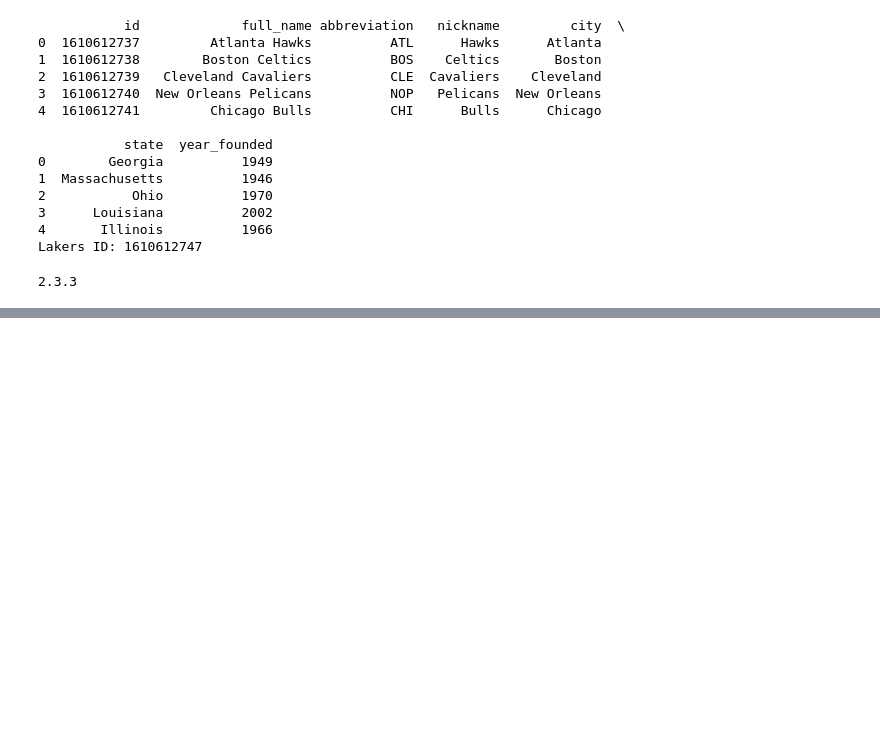
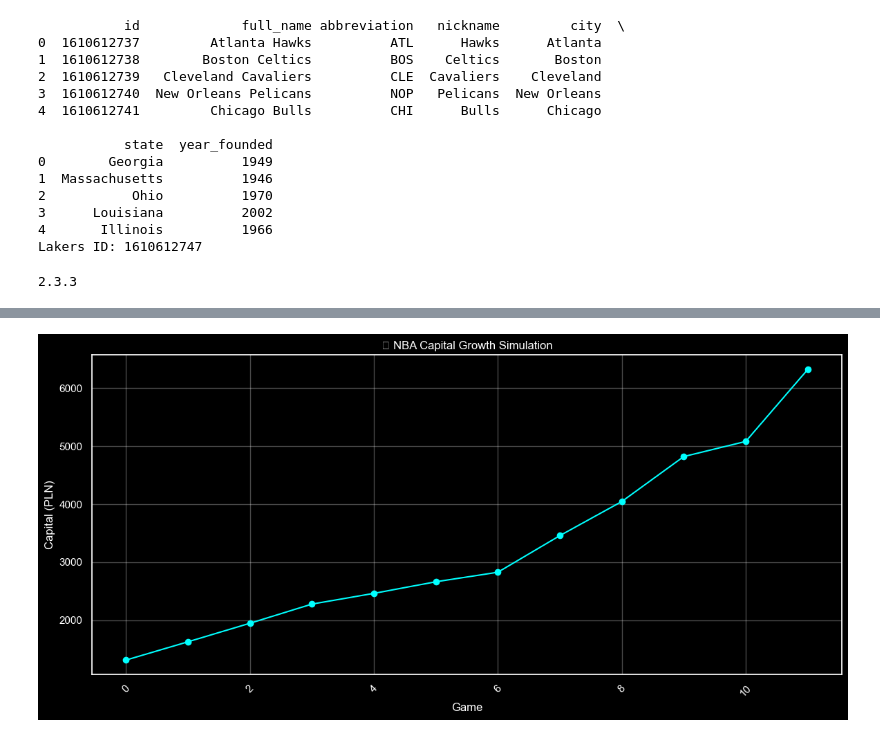
Before and after one commit to oleksandr-honchar/predictive-modeling-platform, a Jupyter notebook: test_notebook.ipynb, the cells around one changed output, grey strips where cells are left out. Drawn from its saved outputs; the diff is of its cells as text; code cells hidden in the pictures; blank space fills up the shorter version.

```diff
--- a/test_notebook.ipynb
+++ b/test_notebook.ipynb
@@ -128,0 +272,81 @@ print(pandas.__version__)
+# %%
+import pandas as pd
+import numpy as np
+import matplotlib.pyplot as plt
+import seaborn as sns
+
+sns.set(style="darkgrid")
+plt.style.use("dark_background")
+
+# -------------------------------
+# 1️⃣ Parameters
+# -------------------------------
+starting_capital = 1500
+half_kelly = 0.5
+odds = 2.0  # decimal odds
+np.random.seed(42)
+
+# -------------------------------
+# 2️⃣ NBA schedule (example subset, replace with full)
+# -------------------------------
+schedule = [
+    "Rockets @ Nets", "Heat @ Pistons", "76ers @ Mavericks",
+    "Celtics @ Kings", "Jazz @ Clippers", "Spurs @ Pacers",
+    "Nets @ Wizards", "Nuggets @ Cavaliers", "Hawks @ Knicks",
+    "Trail Blazers @ Pelicans", "Magic @ Bulls", "Hornets @ Bucks"
+]
+
+# -------------------------------
+# 3️⃣ Predicted probabilities
+# -------------------------------
+# Replace this with your model's predicted probabilities for each game
+pred_probs = np.random.uniform(0.55, 0.75, len(schedule))  # simulate predictions
+
+# -------------------------------
+# 4️⃣ Simulation
+# -------------------------------
+capital = [starting_capital]
+bets = []
+results = []
+
+for i, game in enumerate(schedule):
+    p = pred_probs[i]
+    f = half_kelly * ((odds - 1) * p - (1 - p)) / (odds - 1)  # half-Kelly fraction
+    bet_amount = capital[-1] * f
+    bets.append(bet_amount)
+
+    # Simulate outcome
+    win = np.random.rand() < p
+    results.append("Win" if win else "Loss")
+    capital.append(capital[-1] + bet_amount if win else capital[-1] - bet_amount)
+
+# -------------------------------
+# 5️⃣ Results DataFrame
+# -------------------------------
+df = pd.DataFrame({
+    "Game": schedule,
+    "Pred_Prob": pred_probs,
+    "Bet_Amount": bets,
+    "Result": results,
+    "Capital_After": capital[1:]
+})
+
+# -------------------------------
+# 6️⃣ Plot capital growth
+# -------------------------------
+plt.figure(figsize=(14,6))
+plt.plot(df["Capital_After"], marker='o', color='cyan')
+plt.xticks(rotation=45)
+plt.title("🏀 NBA Capital Growth Simulation")
+plt.xlabel("Game")
+plt.ylabel("Capital (PLN)")
+plt.grid(True, alpha=0.3)
+plt.show()
+
+# -------------------------------
+# 7️⃣ Display table
+# -------------------------------
+pd.set_option('display.float_format', '{:.2f}'.format)
+print(df)
+# %% [output]
+[figure, added]
```
Also changed, not shown: parts of 6 cells of this notebook, 47 other files.
